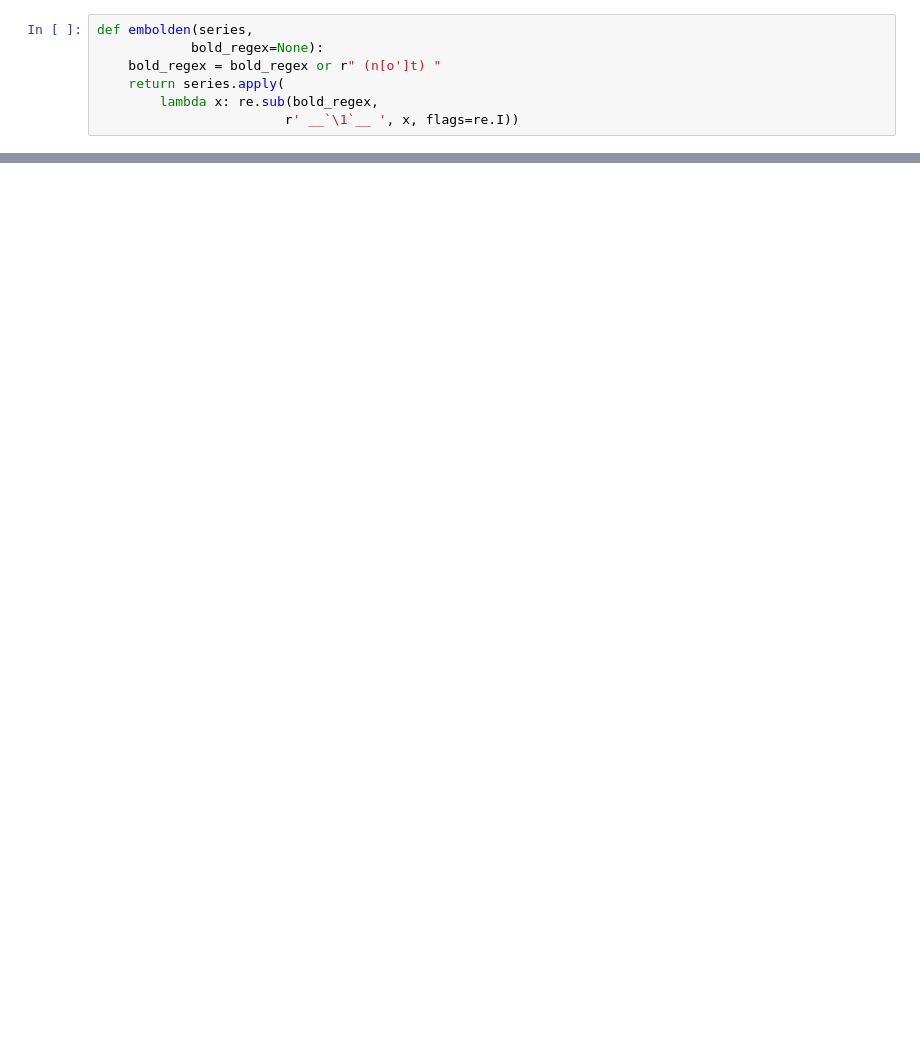
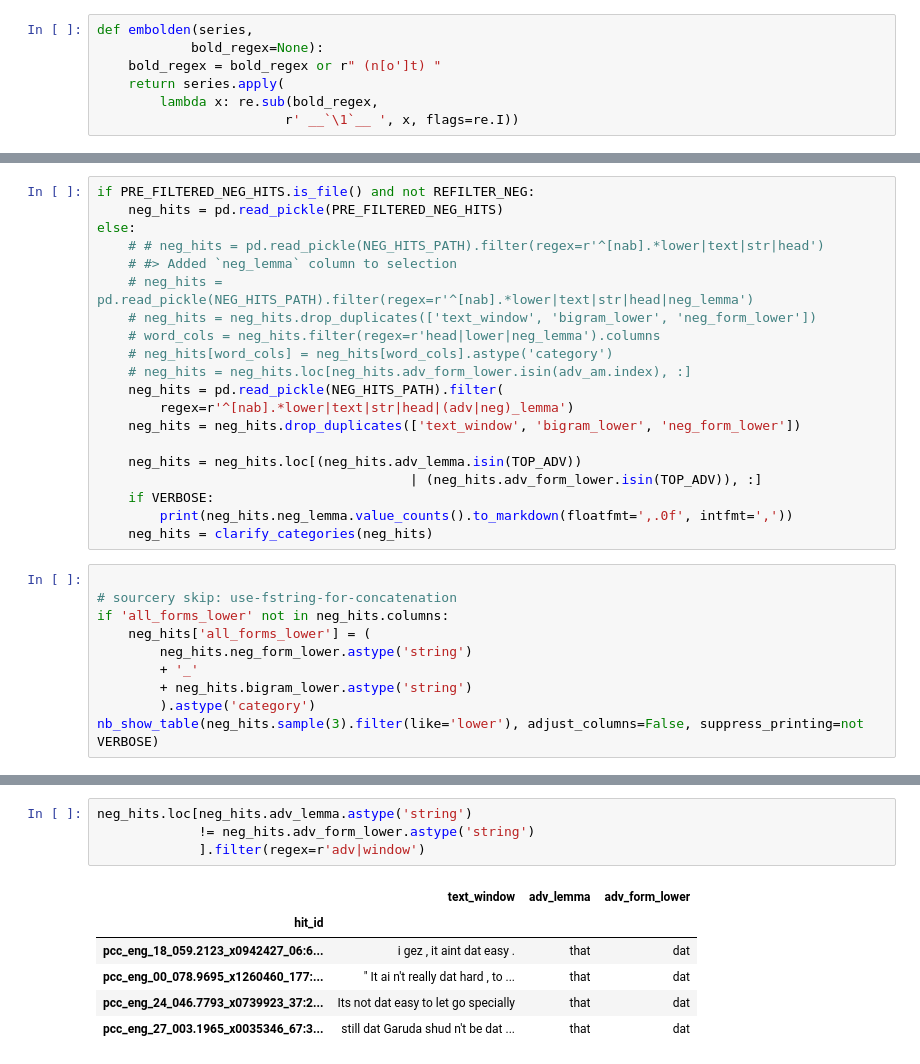
Before and after one commit to AndreaTheLinguist/sanpi, a Jupyter notebook: notebooks/top_NEGadv_bigram-polarity.ipynb, the cells around one changed output, grey strips where cells are left out. Drawn from its saved outputs; the diff is of its cells as text; blank space fills up the shorter version.

```diff
--- a/notebooks/top_NEGadv_bigram-polarity.ipynb
+++ b/notebooks/top_NEGadv_bigram-polarity.ipynb
@@ -129,0 +204,30 @@ def embolden(series,
+# %%
+if PRE_FILTERED_NEG_HITS.is_file() and not REFILTER_NEG:
+    neg_hits = pd.read_pickle(PRE_FILTERED_NEG_HITS)
+else:
+    # # neg_hits = pd.read_pickle(NEG_HITS_PATH).filter(regex=r'^[nab].*lower|text|str|head')
+    # #> Added `neg_lemma` column to selection
+    # neg_hits = pd.read_pickle(NEG_HITS_PATH).filter(regex=r'^[nab].*lower|text|str|head|neg_lemma')
+    # neg_hits = neg_hits.drop_duplicates(['text_window', 'bigram_lower', 'neg_form_lower'])
+    # word_cols = neg_hits.filter(regex=r'head|lower|neg_lemma').columns
+    # neg_hits[word_cols] = neg_hits[word_cols].astype('category')
+    # neg_hits = neg_hits.loc[neg_hits.adv_form_lower.isin(adv_am.index), :]
+    neg_hits = pd.read_pickle(NEG_HITS_PATH).filter(
+        regex=r'^[nab].*lower|text|str|head|(adv|neg)_lemma')
+    neg_hits = neg_hits.drop_duplicates(['text_window', 'bigram_lower', 'neg_form_lower'])
+
+    neg_hits = neg_hits.loc[(neg_hits.adv_lemma.isin(TOP_ADV))
+                                        | (neg_hits.adv_form_lower.isin(TOP_ADV)), :]
+    if VERBOSE:
+        print(neg_hits.neg_lemma.value_counts().to_markdown(floatfmt=',.0f', intfmt=','))
+    neg_hits = clarify_categories(neg_hits)
+# %%
+
+# sourcery skip: use-fstring-for-concatenation
+if 'all_forms_lower' not in neg_hits.columns:
+    neg_hits['all_forms_lower'] = (
+        neg_hits.neg_form_lower.astype('string')
+        + '_'
+        + neg_hits.bigram_lower.astype('string')
+        ).astype('category')
+nb_show_table(neg_hits.sample(3).filter(like='lower'), adjust_columns=False, suppress_printing=not VERBOSE)
@@ -129,0 +247,11 @@ def embolden(series,
+# %%
+neg_hits.loc[neg_hits.adv_lemma.astype('string')
+             != neg_hits.adv_form_lower.astype('string')
+             ].filter(regex=r'adv|window')
+# %% [output]
+|  | text_window | adv_lemma | adv_form_lower |
+| hit_id |  |  |  |
+| pcc_eng_18_059.2123_x0942427_06:6... | i gez , it aint dat easy . | that | dat |
+| pcc_eng_00_078.9695_x1260460_177:... | " It ai n't really dat hard , to ... | that | dat |
+| pcc_eng_24_046.7793_x0739923_37:2... | Its not dat easy to let go specially | that | dat |
+| pcc_eng_27_003.1965_x0035346_67:3... | still dat Garuda shud n't be dat ... | that | dat |
```
Also changed, not shown: parts of 25 cells of this notebook, 19 other files.
